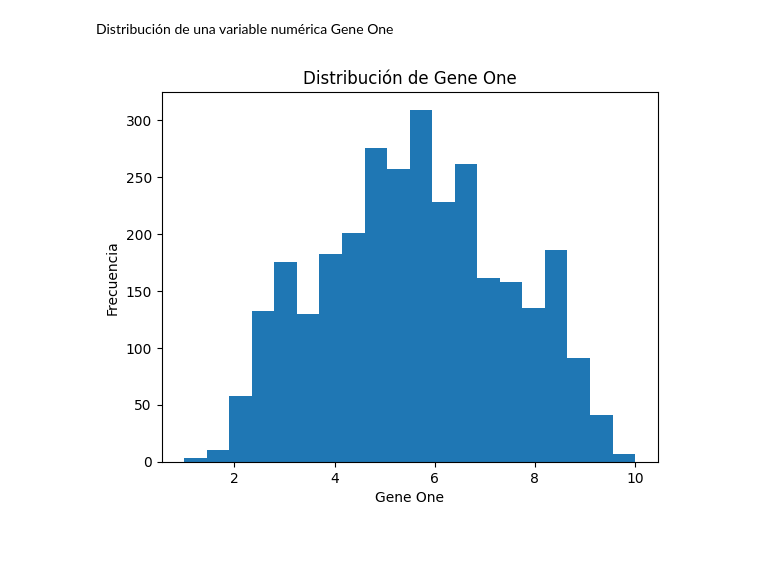
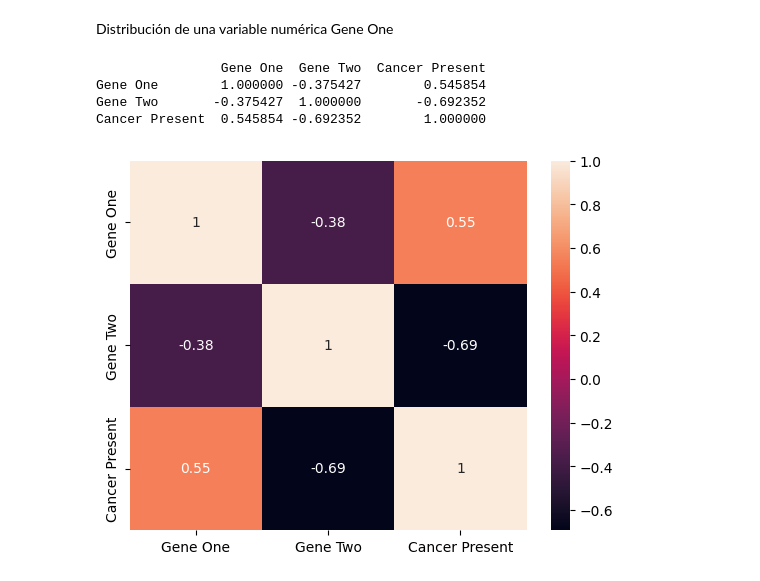
Before and after one commit to LuisBDev/Genetic-Analysis-NewJersey, a Jupyter notebook: ProyectoFinal.ipynb, the cells around one changed output. Saved outputs shown, nothing was run; the diff lists cells and outputs as text; code cells hidden in the pictures; blank space fills up the shorter version.

```diff
--- a/ProyectoFinal.ipynb
+++ b/ProyectoFinal.ipynb
@@ -59,10 +63,7 @@ msno.matrix(df)
 # %% [markdown]
 Distribución de una variable numérica Gene One
 # %%
-plt.hist(df['Gene One'], bins=20)
-plt.xlabel('Gene One')
-plt.ylabel('Frecuencia')
-plt.title('Distribución de Gene One')
-plt.show()
+
+fig = px.histogram(df, x='Gene One', nbins=20,
+                   title='Distribución de Gene One')
+fig.show()
-# %% [output]
-[figure, removed]
@@ -68,0 +80,14 @@ plt.show()
+# %%
+# Correlación entre las variables numéricas
+corr = df.corr()
+print(corr)
+
+# Visualización de la matriz de correlación
+sns.heatmap(corr, annot=True)
+plt.show()
+# %% [output]
+                Gene One  Gene Two  Cancer Present
+Gene One        1.000000 -0.375427        0.545854
+Gene Two       -0.375427  1.000000       -0.692352
+Cancer Present  0.545854 -0.692352        1.000000
+[figure, added]
```
Also changed, not shown: parts of 9 cells of this notebook.
